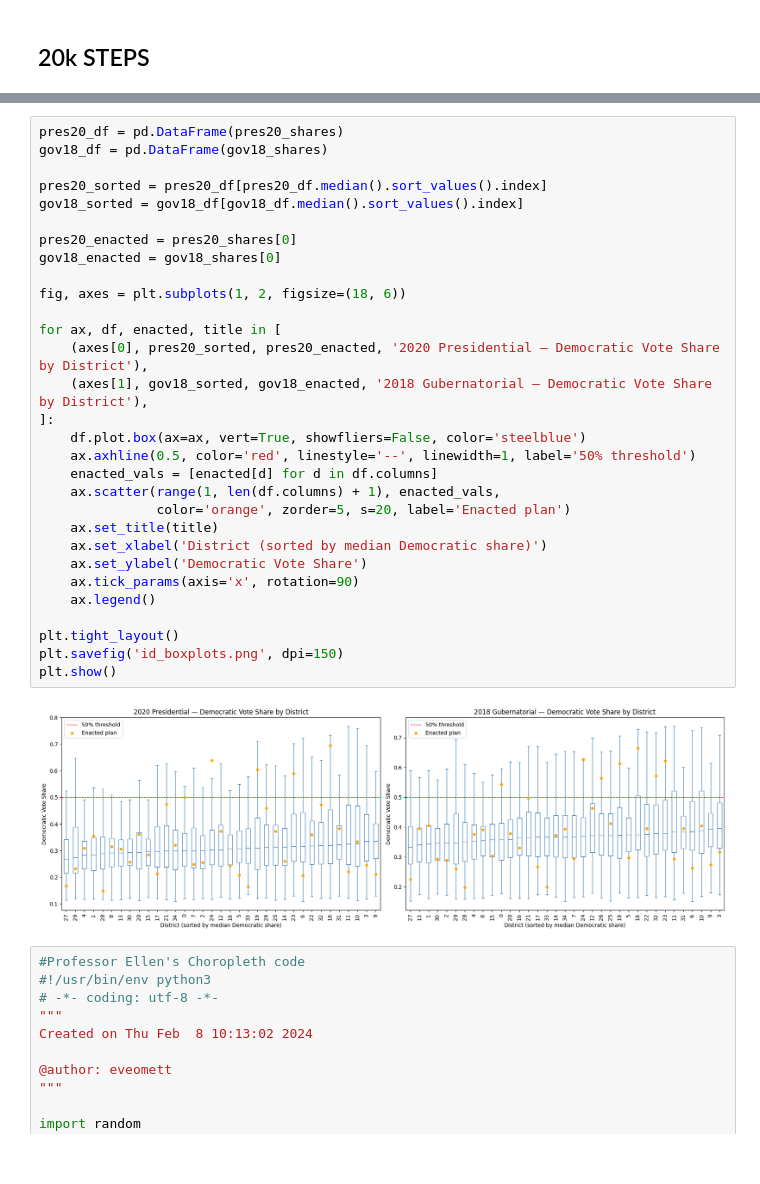
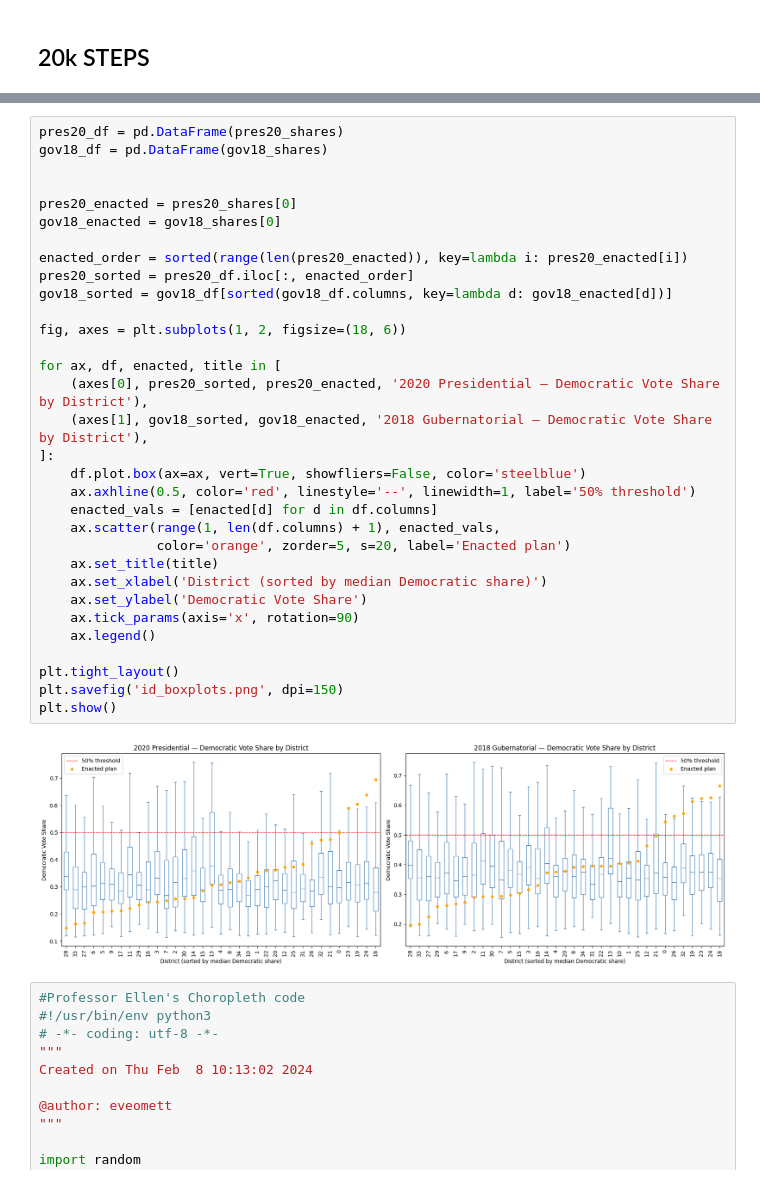
Before and after one commit to ssrawoorkar/final_proj, a Jupyter notebook: Gerry_chain.ipynb, the cells around one changed output, grey strips where cells are left out. Cells and saved outputs as stored; diff of their text form.

```diff
--- a/Gerry_chain.ipynb
+++ b/Gerry_chain.ipynb
@@ -254,35 +374,37 @@ Enacted cut percentile: 26.1%
 # %%
 pres20_df = pd.DataFrame(pres20_shares)
 gov18_df = pd.DataFrame(gov18_shares)
 
-pres20_sorted = pres20_df[pres20_df.median().sort_values().index]
-gov18_sorted = gov18_df[gov18_df.median().sort_values().index]
 
 pres20_enacted = pres20_shares[0]
 gov18_enacted = gov18_shares[0]
+
+enacted_order = sorted(range(len(pres20_enacted)), key=lambda i: pres20_enacted[i])
+pres20_sorted = pres20_df.iloc[:, enacted_order]
+gov18_sorted = gov18_df[sorted(gov18_df.columns, key=lambda d: gov18_enacted[d])]
 
 fig, axes = plt.subplots(1, 2, figsize=(18, 6))
 
 for ax, df, enacted, title in [
     (axes[0], pres20_sorted, pres20_enacted, '2020 Presidential — Democratic Vote Share by District'),
     (axes[1], gov18_sorted, gov18_enacted, '2018 Gubernatorial — Democratic Vote Share by District'),
 ]:
     df.plot.box(ax=ax, vert=True, showfliers=False, color='steelblue')
     ax.axhline(0.5, color='red', linestyle='--', linewidth=1, label='50% threshold')
     enacted_vals = [enacted[d] for d in df.columns]
     ax.scatter(range(1, len(df.columns) + 1), enacted_vals,
                color='orange', zorder=5, s=20, label='Enacted plan')
     ax.set_title(title)
     ax.set_xlabel('District (sorted by median Democratic share)')
     ax.set_ylabel('Democratic Vote Share')
     ax.tick_params(axis='x', rotation=90)
     ax.legend()
 
 plt.tight_layout()
 plt.savefig('id_boxplots.png', dpi=150)
 plt.show()
 # %% [output]
-[figure, old version]
+[figure, new version]
 # %%
 #Professor Ellen's Choropleth code
 #!/usr/bin/env python3
```
Also changed, not shown: parts of 5 cells of this notebook, 10 other files.
